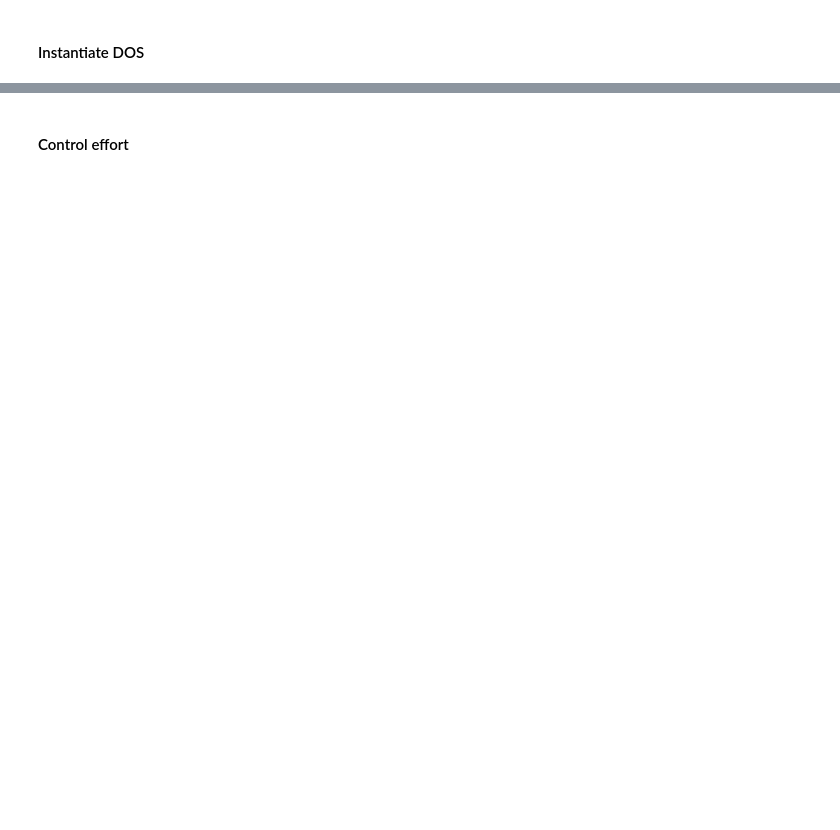
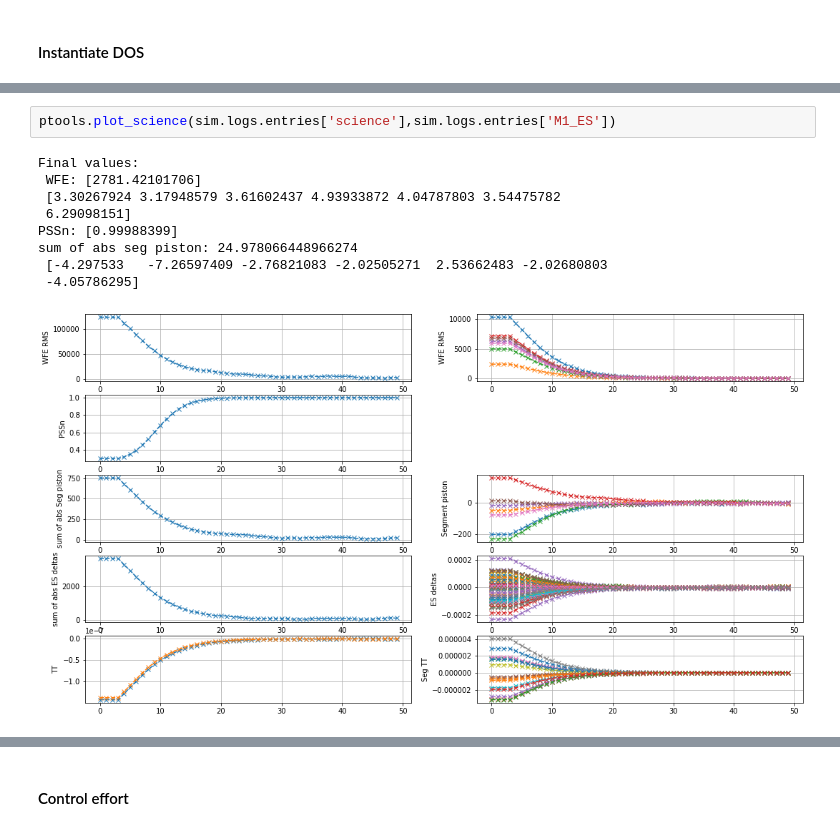
Before and after one commit to rconan/SIMCEO, a Jupyter notebook: shwfs_es.ipynb, the cells around one changed output, grey strips where cells are left out. Cells and saved outputs as stored; diff of their text form; blank space fills up the shorter version.

```diff
--- a/shwfs_es.ipynb
+++ b/shwfs_es.ipynb
@@ -323,0 +209,12 @@ Elapsed time: 56.36448001861572
+# %%
+ptools.plot_science(sim.logs.entries['science'],sim.logs.entries['M1_ES'])
+# %% [output]
+Final values:
+ WFE: [2781.42101706]
+ [3.30267924 3.17948579 3.61602437 4.93933872 4.04787803 3.54475782
+ 6.29098151]
+PSSn: [0.99988399]
+sum of abs seg piston: 24.978066448966274
+ [-4.297533   -7.26597409 -2.76821083 -2.02505271  2.53662483 -2.02680803
+ -4.05786295]
+[figure, added]
```
Also changed, not shown: parts of 38 cells of this notebook, 13 other files.
